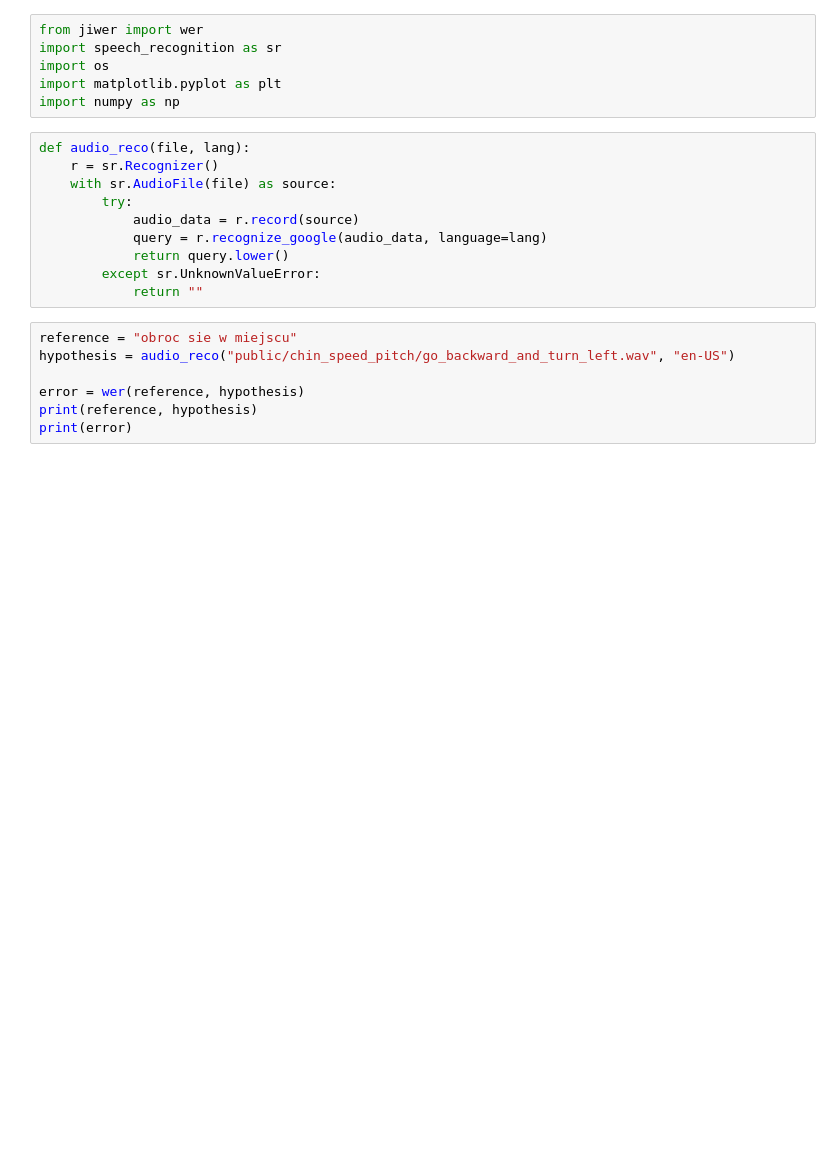
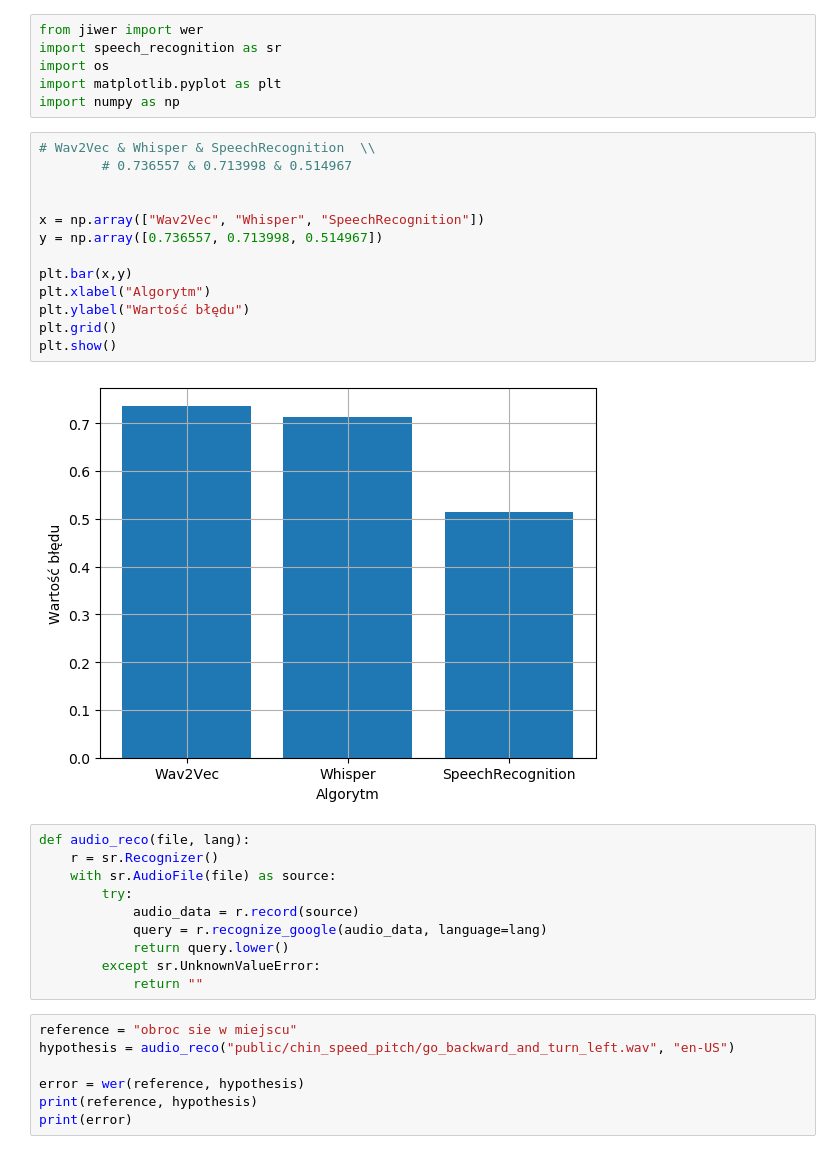
Before and after one commit to hyunmila/speech_recognition_workspace, a Jupyter notebook: test.ipynb, the cells around one changed output. Drawn from its saved outputs; the diff is of its cells as text; blank space fills up the shorter version.

```diff
--- a/test.ipynb
+++ b/test.ipynb
@@ -4,6 +4,21 @@ import speech_recognition as sr
 import os
 import matplotlib.pyplot as plt
 import numpy as np
+# %%
+# Wav2Vec & Whisper & SpeechRecognition  \\
+        # 0.736557 & 0.713998 & 0.514967
+
+
+x = np.array(["Wav2Vec", "Whisper", "SpeechRecognition"])
+y = np.array([0.736557, 0.713998, 0.514967])
+
+plt.bar(x,y)
+plt.xlabel("Algorytm")
+plt.ylabel("Wartość błędu")
+plt.grid()
+plt.show()
+# %% [output]
+[figure, added]
 # %%
 def audio_reco(file, lang):
     r = sr.Recognizer()
```
Also changed, not shown: parts of 6 cells of this notebook.
